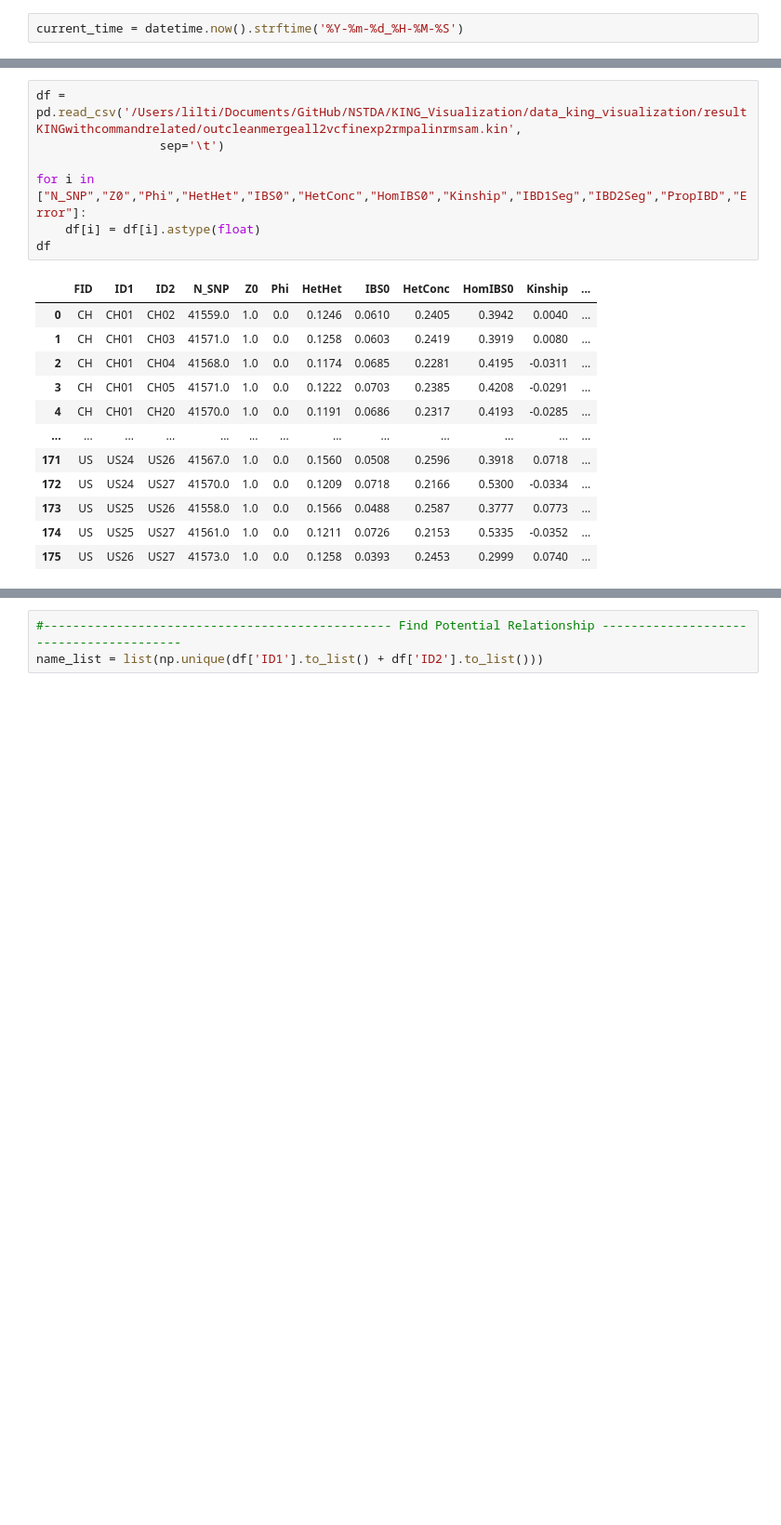
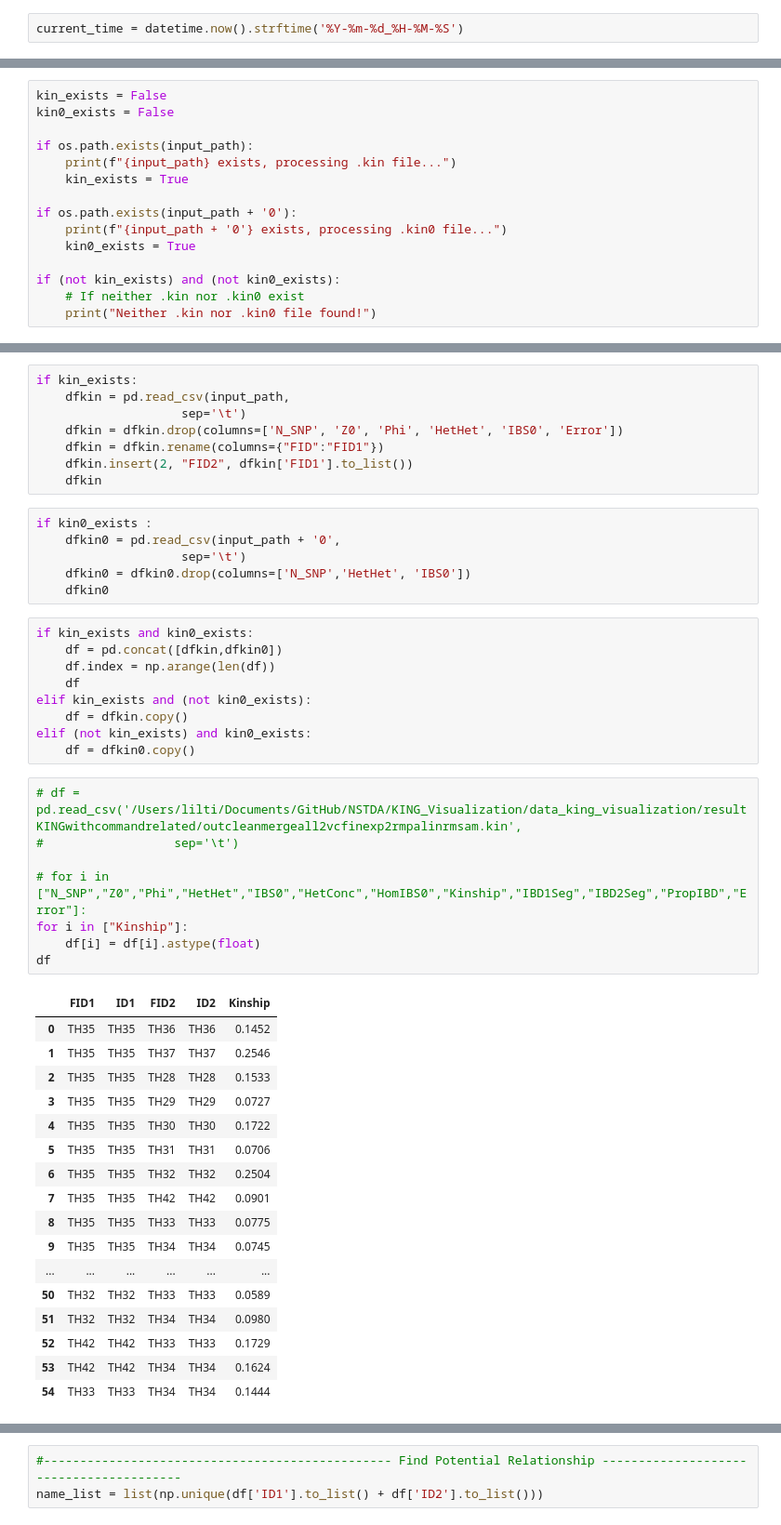
Before and after one commit to Tassathorn/KING_Visualization, a Jupyter notebook: king_visualzation.ipynb, the cells around one changed output, grey strips where cells are left out. Shown at 93% size. Drawn from its saved outputs; the diff is of its cells as text; blank space fills up the shorter version.

```diff
--- a/king_visualzation.ipynb
+++ b/king_visualzation.ipynb
@@ -19,0 +23,15 @@ current_time = datetime.now().strftime('%Y-%m-%d_%H-%M-%S')
+# %%
+kin_exists = False
+kin0_exists = False
+
+if os.path.exists(input_path):
+    print(f"{input_path} exists, processing .kin file...")
+    kin_exists = True
+
+if os.path.exists(input_path + '0'):
+    print(f"{input_path + '0'} exists, processing .kin0 file...")
+    kin0_exists = True
+
+if (not kin_exists) and (not kin0_exists):
+    # If neither .kin nor .kin0 exist
+    print("Neither .kin nor .kin0 file found!")
@@ -20,20 +40,49 @@ current_time = datetime.now().strftime('%Y-%m-%d_%H-%M-%S')
+# %%
+if kin_exists:
+    dfkin = pd.read_csv(input_path,
+                    sep='\t')
+    dfkin = dfkin.drop(columns=['N_SNP', 'Z0', 'Phi', 'HetHet', 'IBS0', 'Error'])
+    dfkin = dfkin.rename(columns={"FID":"FID1"})
+    dfkin.insert(2, "FID2", dfkin['FID1'].to_list())
+    dfkin
+# %%
+if kin0_exists :
+    dfkin0 = pd.read_csv(input_path + '0',
+                    sep='\t')
+    dfkin0 = dfkin0.drop(columns=['N_SNP','HetHet', 'IBS0'])
+    dfkin0
+# %%
+if kin_exists and kin0_exists:
+    df = pd.concat([dfkin,dfkin0])
+    df.index = np.arange(len(df))
+    df
+elif kin_exists and (not kin0_exists):
+    df = dfkin.copy()
+elif (not kin_exists) and kin0_exists:
+    df = dfkin0.copy()
 # %%
-df = pd.read_csv('/Users/lilti/Documents/GitHub/NSTDA/KING_Visualization/data_king_visualization/resultKINGwithcommandrelated/outcleanmergeall2vcfinexp2rmpalinrmsam.kin',
-                 sep='\t')
+# df = pd.read_csv('/Users/lilti/Documents/GitHub/NSTDA/KING_Visualization/data_king_visualization/resultKINGwithcommandrelated/outcleanmergeall2vcfinexp2rmpalinrmsam.kin',
+#                  sep='\t')
 
-for i in ["N_SNP","Z0","Phi","HetHet","IBS0","HetConc","HomIBS0","Kinship","IBD1Seg","IBD2Seg","PropIBD","Error"]:
+# for i in ["N_SNP","Z0","Phi","HetHet","IBS0","HetConc","HomIBS0","Kinship","IBD1Seg","IBD2Seg","PropIBD","Error"]:
+for i in ["Kinship"]:
     df[i] = df[i].astype(float)
 df
 # %% [output]
-|  | FID | ID1 | ID2 | N_SNP | Z0 | Phi | HetHet | IBS0 | HetConc | HomIBS0 | Kinship | ... |
-| 0 | CH | CH01 | CH02 | 41559.0 | 1.0 | 0.0 | 0.1246 | 0.0610 | 0.2405 | 0.3942 | 0.0040 | ... |
-| 1 | CH | CH01 | CH03 | 41571.0 | 1.0 | 0.0 | 0.1258 | 0.0603 | 0.2419 | 0.3919 | 0.0080 | ... |
-| 2 | CH | CH01 | CH04 | 41568.0 | 1.0 | 0.0 | 0.1174 | 0.0685 | 0.2281 | 0.4195 | -0.0311 | ... |
-| 3 | CH | CH01 | CH05 | 41571.0 | 1.0 | 0.0 | 0.1222 | 0.0703 | 0.2385 | 0.4208 | -0.0291 | ... |
-| 4 | CH | CH01 | CH20 | 41570.0 | 1.0 | 0.0 | 0.1191 | 0.0686 | 0.2317 | 0.4193 | -0.0285 | ... |
-| ... | ... | ... | ... | ... | ... | ... | ... | ... | ... | ... | ... | ... |
-| 171 | US | US24 | US26 | 41567.0 | 1.0 | 0.0 | 0.1560 | 0.0508 | 0.2596 | 0.3918 | 0.0718 | ... |
-| 172 | US | US24 | US27 | 41570.0 | 1.0 | 0.0 | 0.1209 | 0.0718 | 0.2166 | 0.5300 | -0.0334 | ... |
-| 173 | US | US25 | US26 | 41558.0 | 1.0 | 0.0 | 0.1566 | 0.0488 | 0.2587 | 0.3777 | 0.0773 | ... |
-| 174 | US | US25 | US27 | 41561.0 | 1.0 | 0.0 | 0.1211 | 0.0726 | 0.2153 | 0.5335 | -0.0352 | ... |
-| 175 | US | US26 | US27 | 41573.0 | 1.0 | 0.0 | 0.1258 | 0.0393 | 0.2453 | 0.2999 | 0.0740 | ... |
+|  | FID1 | ID1 | FID2 | ID2 | Kinship |
+| 0 | TH35 | TH35 | TH36 | TH36 | 0.1452 |
+| 1 | TH35 | TH35 | TH37 | TH37 | 0.2546 |
+| 2 | TH35 | TH35 | TH28 | TH28 | 0.1533 |
+| 3 | TH35 | TH35 | TH29 | TH29 | 0.0727 |
+| 4 | TH35 | TH35 | TH30 | TH30 | 0.1722 |
+| 5 | TH35 | TH35 | TH31 | TH31 | 0.0706 |
+| 6 | TH35 | TH35 | TH32 | TH32 | 0.2504 |
+| 7 | TH35 | TH35 | TH42 | TH42 | 0.0901 |
+| 8 | TH35 | TH35 | TH33 | TH33 | 0.0775 |
+| 9 | TH35 | TH35 | TH34 | TH34 | 0.0745 |
+| ... | ... | ... | ... | ... | ... |
+| 50 | TH32 | TH32 | TH33 | TH33 | 0.0589 |
+| 51 | TH32 | TH32 | TH34 | TH34 | 0.0980 |
+| 52 | TH42 | TH42 | TH33 | TH33 | 0.1729 |
+| 53 | TH42 | TH42 | TH34 | TH34 | 0.1624 |
+| 54 | TH33 | TH33 | TH34 | TH34 | 0.1444 |
```
Also changed, not shown: parts of 5 cells of this notebook, 8 other files.
